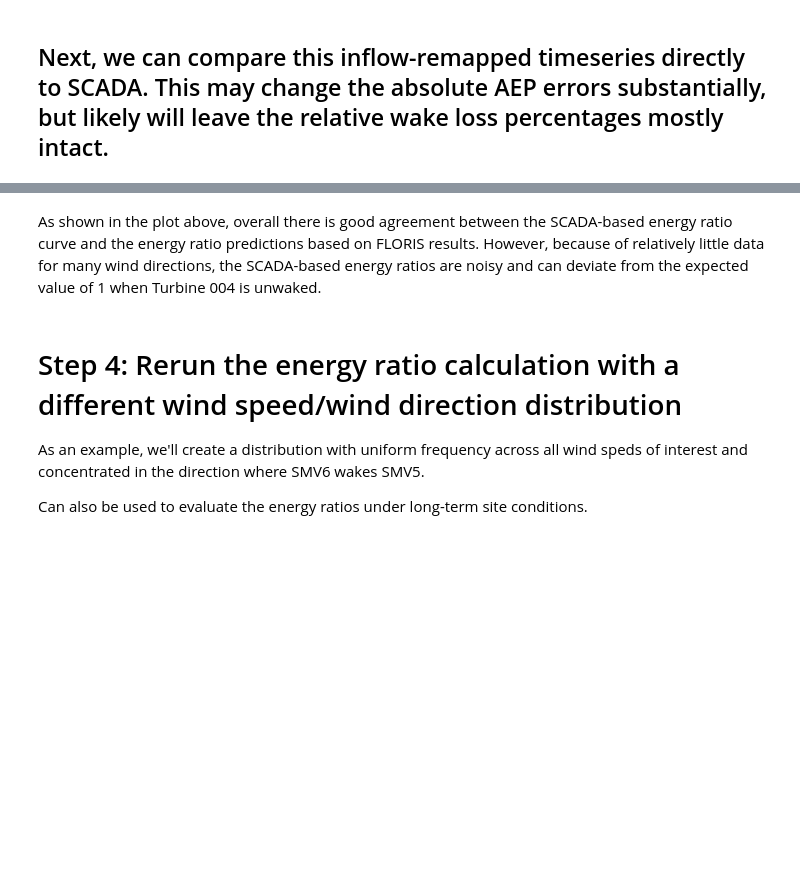
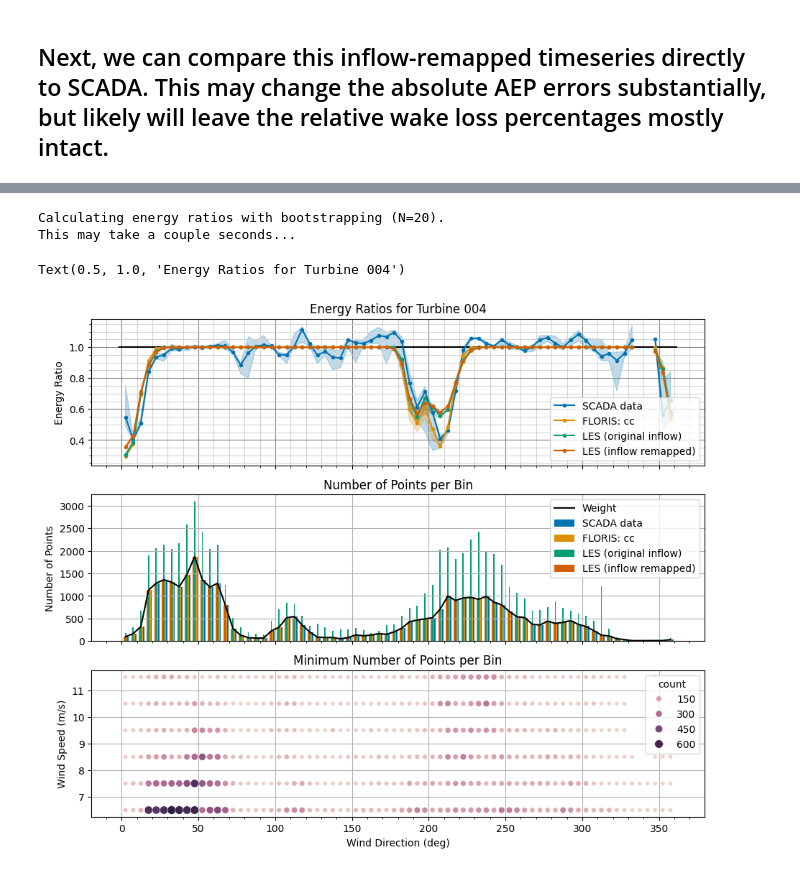
Before and after one commit to NatLabRockies/flasc, a Jupyter notebook: examples_smarteole/12b_floris_les_scada_model_validation.ipynb, the cells around one changed output, grey strips where cells are left out. Saved outputs shown, nothing was run; the diff lists cells and outputs as text; code cells hidden in the pictures; blank space fills up the shorter version.

```diff
--- a/examples_smarteole/12b_floris_les_scada_model_validation.ipynb
+++ b/examples_smarteole/12b_floris_les_scada_model_validation.ipynb
@@ -495,29 +492,34 @@ a_in = AnalysisInput(
 # %%
-# N = 20
-# print("Calculating energy ratios with bootstrapping (N={}).".format(N))
-# print("This may take a couple seconds...")
-# np.random.seed(0)
-# er_out = er.compute_energy_ratio(
-#     a_in,
-#     test_turbines=[4],
-#     use_predefined_ref=True,
-#     use_predefined_wd=True,
-#     use_predefined_ws=True,
-#     wd_step=2.0,
-#     wd_bin_overlap_radius=0.0,
-#     ws_min=6.0,
-#     ws_max=12.0,
-#     N=N,
-#     percentiles=[5.0, 95.0],
-# )
-# ax = er_out.plot_energy_ratios(overlay_frequency=True)
-# ax[0].set_title("Energy Ratios for Turbine 004")
+# Now re-do everything while enforcing same frequency distribution as SCADA.
+# Q: Why does this not cause green and orange lines to collapse to the same?
+
+# df_freq variable is based on the first entry (here: SCADA)
+df_freq = er_out.df_freq
+df_freq = df_freq.rename(columns={"wd_bin": "wd", "ws_bin": "ws", "weight": "freq_val"})
+
+# Now replot everything with this df_freq
+N = 20
+print("Calculating energy ratios with bootstrapping (N={}).".format(N))
+print("This may take a couple seconds...")
+np.random.seed(0)
+er_out = er.compute_energy_ratio(
+    a_in,
+    test_turbines=[4],
+    use_predefined_ref=True,
+    use_predefined_wd=True,
+    use_predefined_ws=True,
+    wd_step=5.0,
+    wd_bin_overlap_radius=0.0,
+    ws_min=6.0,
+    ws_max=12.0,
+    N=N,
+    percentiles=[5.0, 95.0],
+    df_freq=df_freq
+)
+ax = er_out.plot_energy_ratios(overlay_frequency=True)
+ax[0].set_title("Energy Ratios for Turbine 004")
+# %% [output]
+Calculating energy ratios with bootstrapping (N=20).
+This may take a couple seconds...
+Text(0.5, 1.0, 'Energy Ratios for Turbine 004')
+[figure, added]
-# %% [markdown]
-As shown in the plot above, overall there is good agreement between the SCADA-based energy ratio curve and the energy ratio predictions based on FLORIS results. However, because of relatively little data for many wind directions, the SCADA-based energy ratios are noisy and can deviate from the expected value of 1 when Turbine 004 is unwaked.
-# %% [markdown]
-# Step 4: Rerun the energy ratio calculation with a different wind speed/wind direction distribution
-
-As an example, we'll create a distribution with uniform frequency across
-all wind speds of interest and concentrated in the direction where SMV6 wakes SMV5.
-
-Can also be used to evaluate the energy ratios under long-term site conditions.
```
Also changed, not shown: parts of 29 cells of this notebook, 1 other file.
